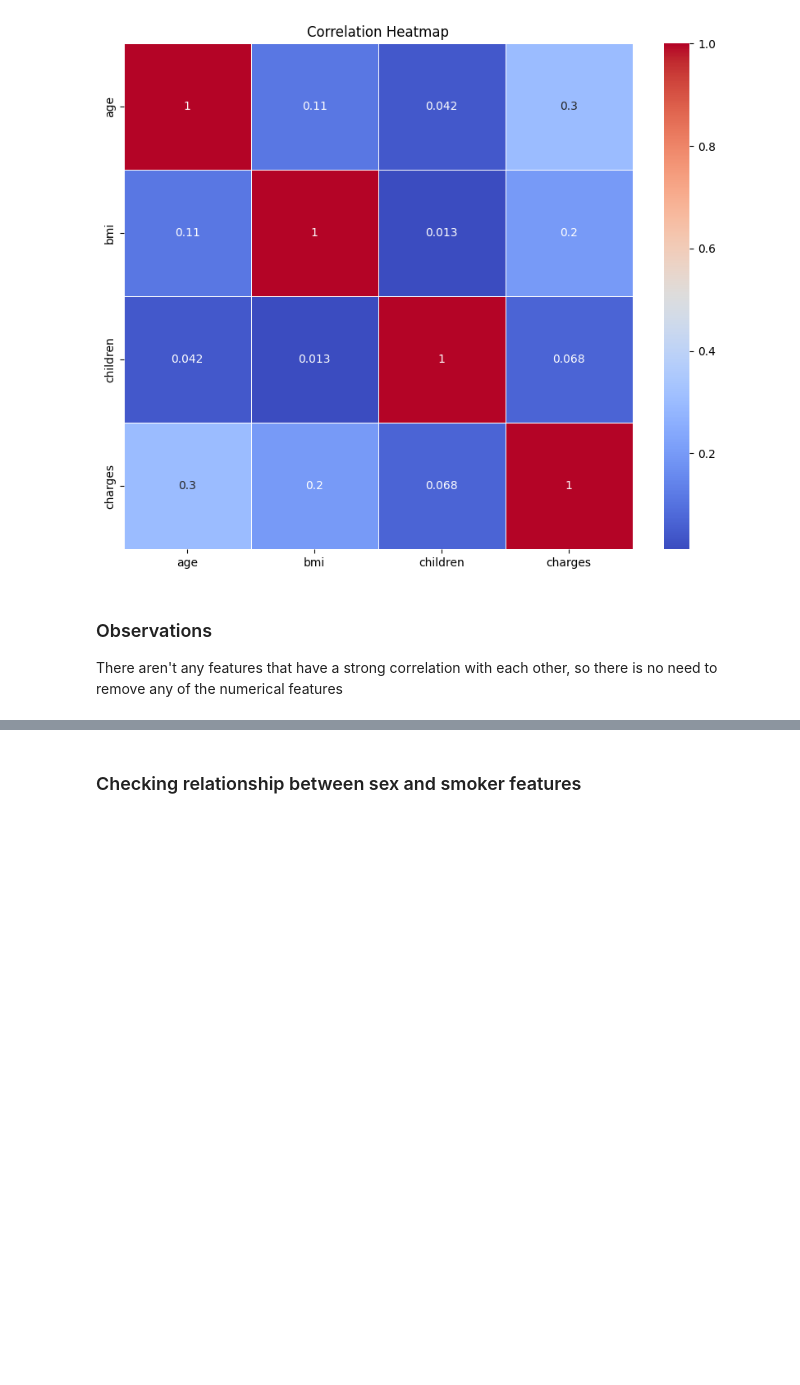
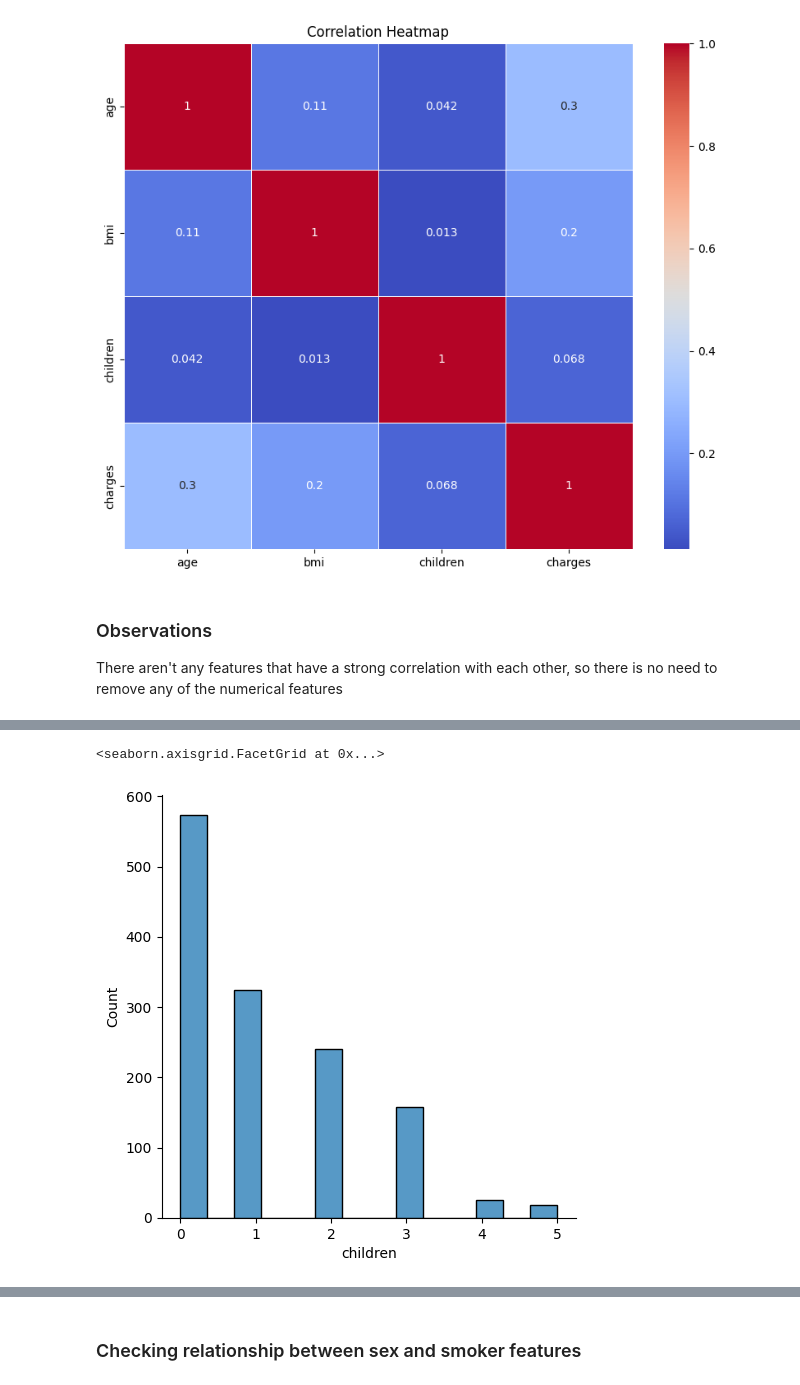
Before and after one commit to RezaP117/Health_Insurance_Cost_Predictor, a Jupyter notebook: notebook/eda.ipynb, the cells around one changed output, grey strips where cells are left out. Cells and saved outputs as stored; diff of their text form; code cells hidden in the pictures; blank space fills up the shorter version.

```diff
--- a/notebook/eda.ipynb
+++ b/notebook/eda.ipynb
@@ -77,0 +95,5 @@ There aren't any features that have a strong correlation with each other, so the
+# %%
+sns.displot(df, x = "children")
+# %% [output]
+<seaborn.axisgrid.FacetGrid at 0x...>
+[figure, added]
```
Also changed, not shown: parts of 7 cells of this notebook, 1 other file.
